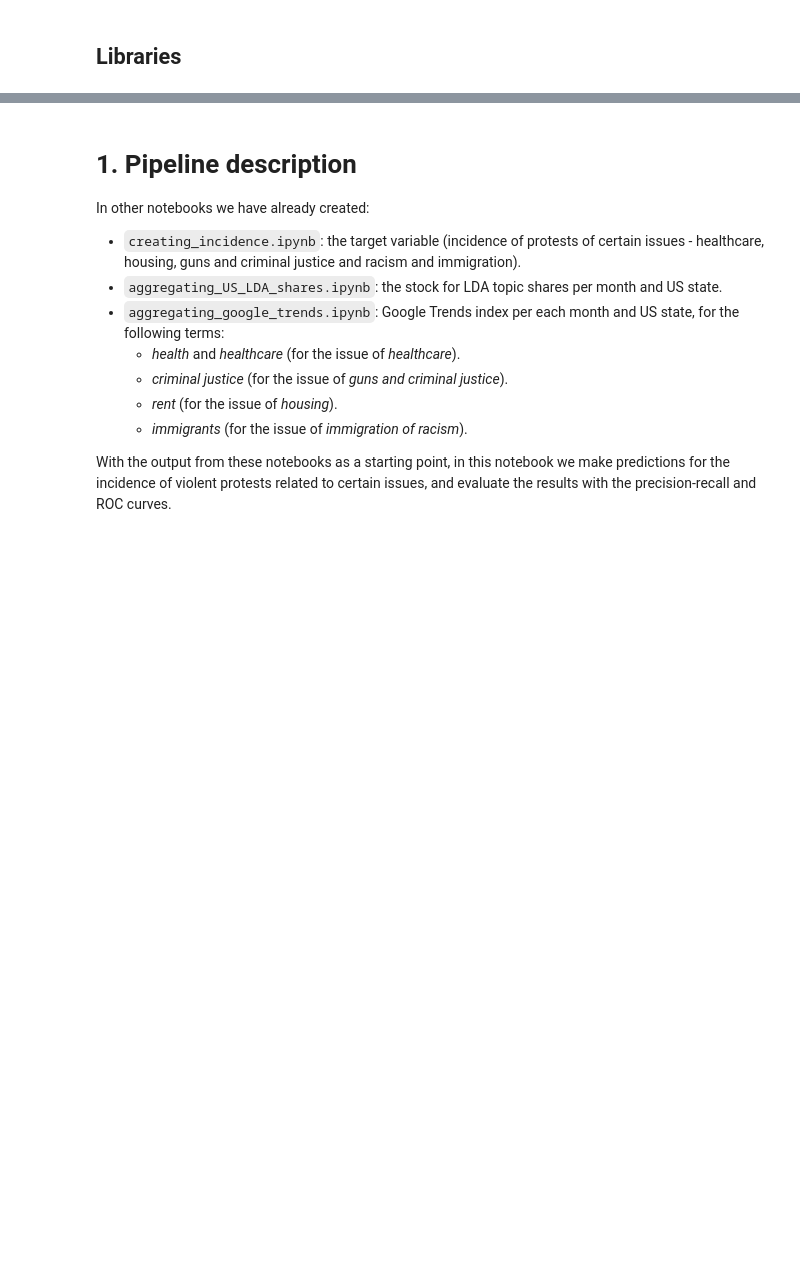
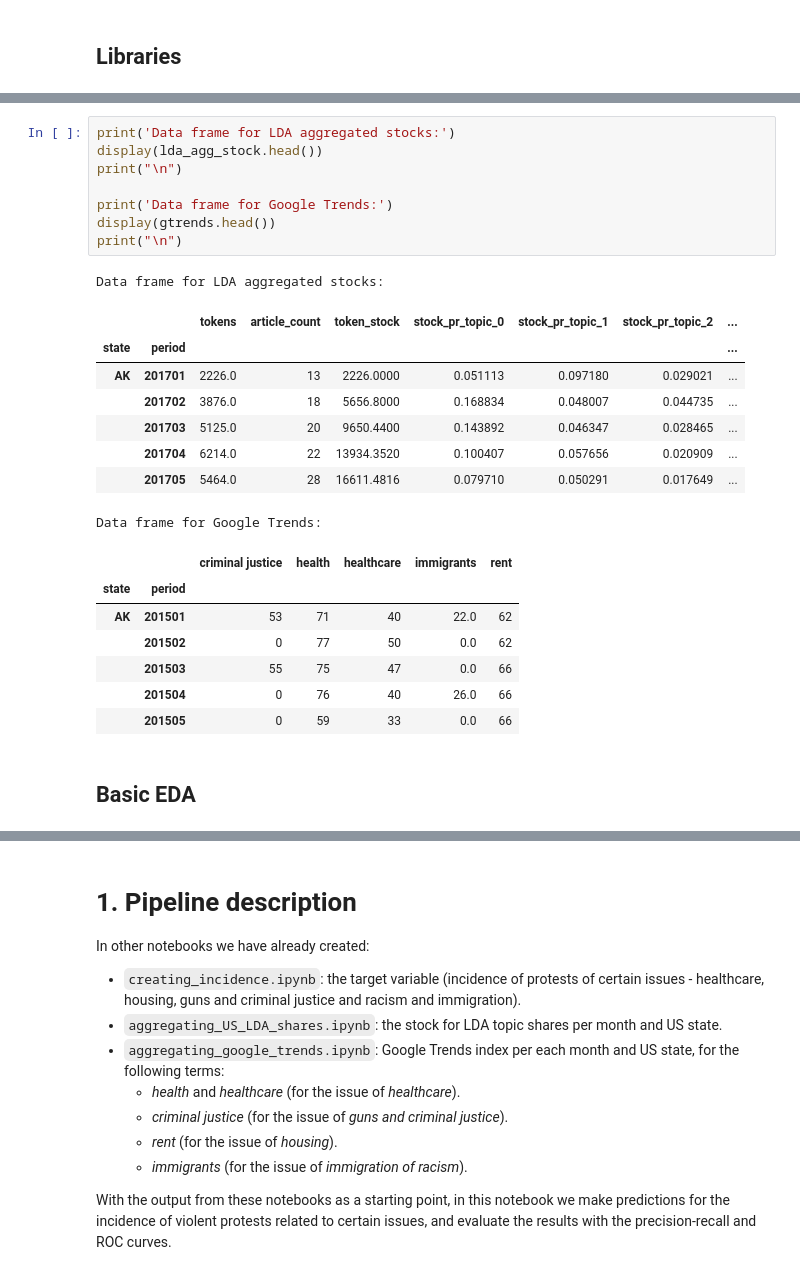
Before and after one commit to pablo-fdz/F-N_hw1, a Jupyter notebook: prediction_and_evaluation.ipynb, the cells around one changed output, grey strips where cells are left out. Drawn from its saved outputs; the diff is of its cells as text; blank space fills up the shorter version.

```diff
--- a/prediction_and_evaluation.ipynb
+++ b/prediction_and_evaluation.ipynb
@@ -87,0 +113,27 @@ None
+# %%
+print('Data frame for LDA aggregated stocks:')
+display(lda_agg_stock.head())
+print("\n")
+
+print('Data frame for Google Trends:')
+display(gtrends.head())
+print("\n")
+# %% [output]
+Data frame for LDA aggregated stocks:
+|  |  | tokens | article_count | token_stock | stock_pr_topic_0 | stock_pr_topic_1 | stock_pr_topic_2 | ... |
+| state | period |  |  |  |  |  |  | ... |
+| AK | 201701 | 2226.0 | 13 | 2226.0000 | 0.051113 | 0.097180 | 0.029021 | ... |
+|  | 201702 | 3876.0 | 18 | 5656.8000 | 0.168834 | 0.048007 | 0.044735 | ... |
+|  | 201703 | 5125.0 | 20 | 9650.4400 | 0.143892 | 0.046347 | 0.028465 | ... |
+|  | 201704 | 6214.0 | 22 | 13934.3520 | 0.100407 | 0.057656 | 0.020909 | ... |
+|  | 201705 | 5464.0 | 28 | 16611.4816 | 0.079710 | 0.050291 | 0.017649 | ... |
+Data frame for Google Trends:
+|  |  | criminal justice | health | healthcare | immigrants | rent |
+| state | period |  |  |  |  |  |
+| AK | 201501 | 53 | 71 | 40 | 22.0 | 62 |
+|  | 201502 | 0 | 77 | 50 | 0.0 | 62 |
+|  | 201503 | 55 | 75 | 47 | 0.0 | 66 |
+|  | 201504 | 0 | 76 | 40 | 26.0 | 66 |
+|  | 201505 | 0 | 59 | 33 | 0.0 | 66 |
+# %% [markdown]
+## Basic EDA
```
Also changed, not shown: parts of 23 cells of this notebook.
